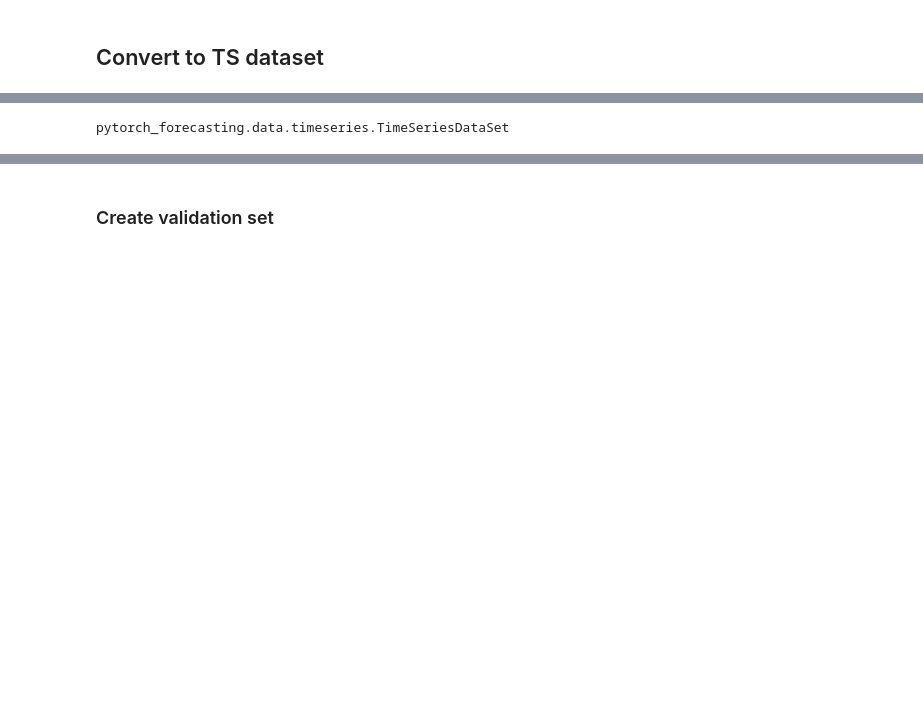
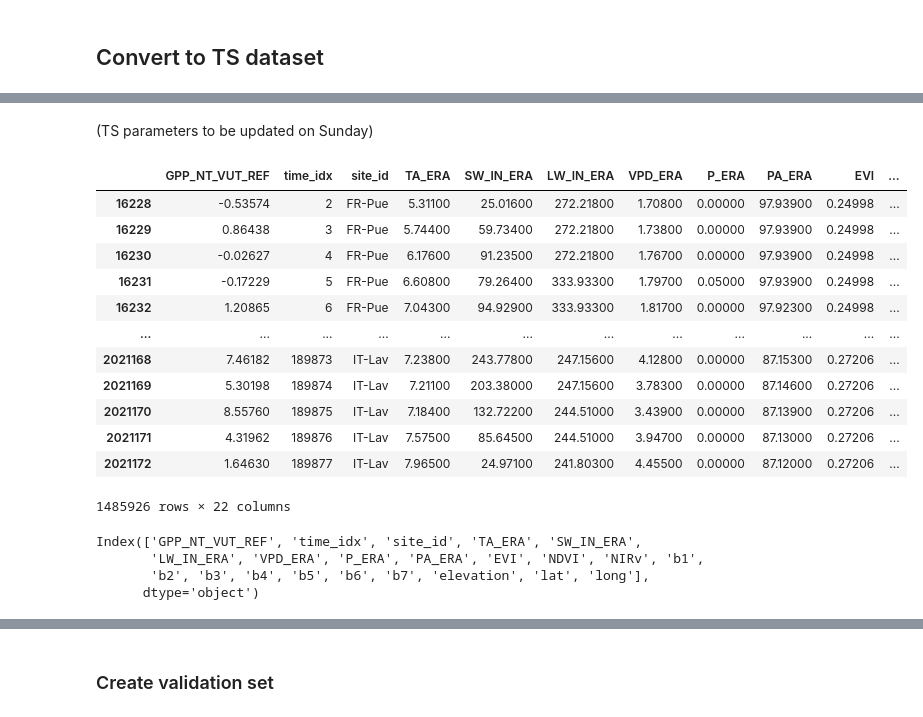
Before and after one commit to jcalz23/co2-flux-hourly-gpp-modeling, a Jupyter notebook: code/src/modeling/TFT_pytorch_baseline_v_0_raw.ipynb, the cells around one changed output, grey strips where cells are left out. Cells and saved outputs as stored; diff of their text form; code cells hidden in the pictures; blank space fills up the shorter version.

Commit message:
update TFT initial simple model with baseline_v_0_raw data

```diff
--- a/code/src/modeling/TFT_pytorch_baseline_v_0_raw.ipynb
+++ b/code/src/modeling/TFT_pytorch_baseline_v_0_raw.ipynb
@@ -389,0 +278,22 @@ get_ipython()
+# %%
+# Container and file name
+container = "baseline-data"
+blob_name = "baseline-train-v-0-raw.parquet"
+# %%
+# Download the parquet file if there is not local copy
+# ref: https://stackoverflow.com/a/68940709
+
+data_df = None
+if not (os.path.exists(tmp_dir+blob_name)):
+    # Initialized Azure Storage Client
+    azStorageClient = AzStorageClient(az_cred_file)
+    # Download blob to stream
+    file_stream = azStorageClient.downloadBlob2Stream(container, blob_name)
+    # read parquet
+    data_df = pd.read_parquet(file_stream, engine='pyarrow')
+    data_df.to_parquet(tmp_dir + blob_name)
+else:
+    data_df = pd.read_parquet(tmp_dir + blob_name)
+
+print(f"size: {data_df.shape}")
+data_df.head()
@@ -522,0 +485,25 @@ training_cutoff
+# %% [markdown]
+(TS parameters to be updated on Sunday)
+# %%
+data_df
+# %% [output]
+|  | GPP_NT_VUT_REF | time_idx | site_id | TA_ERA | SW_IN_ERA | LW_IN_ERA | VPD_ERA | P_ERA | PA_ERA | EVI | ... |
+| 16228 | -0.53574 | 2 | FR-Pue | 5.31100 | 25.01600 | 272.21800 | 1.70800 | 0.00000 | 97.93900 | 0.24998 | ... |
+| 16229 | 0.86438 | 3 | FR-Pue | 5.74400 | 59.73400 | 272.21800 | 1.73800 | 0.00000 | 97.93900 | 0.24998 | ... |
+| 16230 | -0.02627 | 4 | FR-Pue | 6.17600 | 91.23500 | 272.21800 | 1.76700 | 0.00000 | 97.93900 | 0.24998 | ... |
+| 16231 | -0.17229 | 5 | FR-Pue | 6.60800 | 79.26400 | 333.93300 | 1.79700 | 0.05000 | 97.93900 | 0.24998 | ... |
+| 16232 | 1.20865 | 6 | FR-Pue | 7.04300 | 94.92900 | 333.93300 | 1.81700 | 0.00000 | 97.92300 | 0.24998 | ... |
+| ... | ... | ... | ... | ... | ... | ... | ... | ... | ... | ... | ... |
+| 2021168 | 7.46182 | 189873 | IT-Lav | 7.23800 | 243.77800 | 247.15600 | 4.12800 | 0.00000 | 87.15300 | 0.27206 | ... |
+| 2021169 | 5.30198 | 189874 | IT-Lav | 7.21100 | 203.38000 | 247.15600 | 3.78300 | 0.00000 | 87.14600 | 0.27206 | ... |
+| 2021170 | 8.55760 | 189875 | IT-Lav | 7.18400 | 132.72200 | 244.51000 | 3.43900 | 0.00000 | 87.13900 | 0.27206 | ... |
+| 2021171 | 4.31962 | 189876 | IT-Lav | 7.57500 | 85.64500 | 244.51000 | 3.94700 | 0.00000 | 87.13000 | 0.27206 | ... |
+| 2021172 | 1.64630 | 189877 | IT-Lav | 7.96500 | 24.97100 | 241.80300 | 4.45500 | 0.00000 | 87.12000 | 0.27206 | ... |
+1485926 rows × 22 columns
+# %%
+data_df.columns
+# %% [output]
+Index(['GPP_NT_VUT_REF', 'time_idx', 'site_id', 'TA_ERA', 'SW_IN_ERA',
+       'LW_IN_ERA', 'VPD_ERA', 'P_ERA', 'PA_ERA', 'EVI', 'NDVI', 'NIRv', 'b1',
+       'b2', 'b3', 'b4', 'b5', 'b6', 'b7', 'elevation', 'lat', 'long'],
+      dtype='object')
@@ -557,4 +552,0 @@ training = TimeSeriesDataSet(
-# %%
-type(training)
-# %% [output]
-pytorch_forecasting.data.timeseries.TimeSeriesDataSet
```
Also changed, not shown: parts of 57 cells of this notebook.
